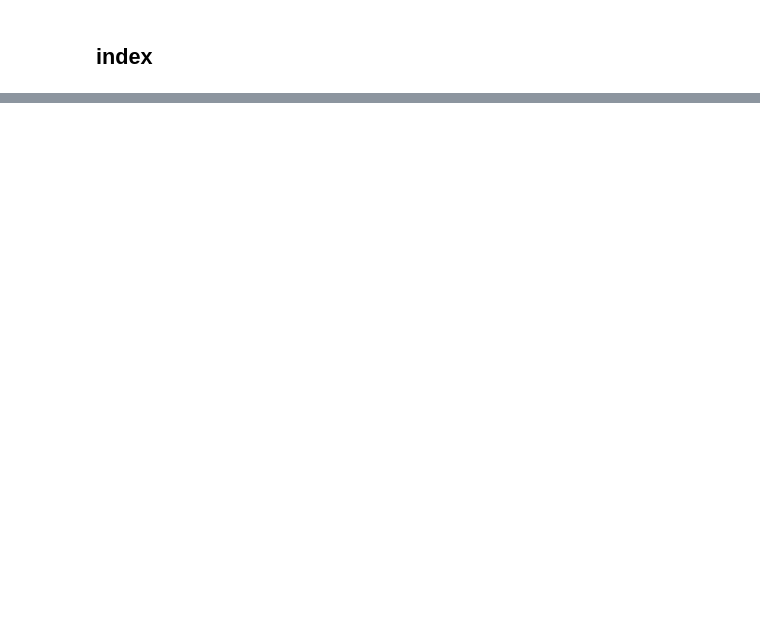
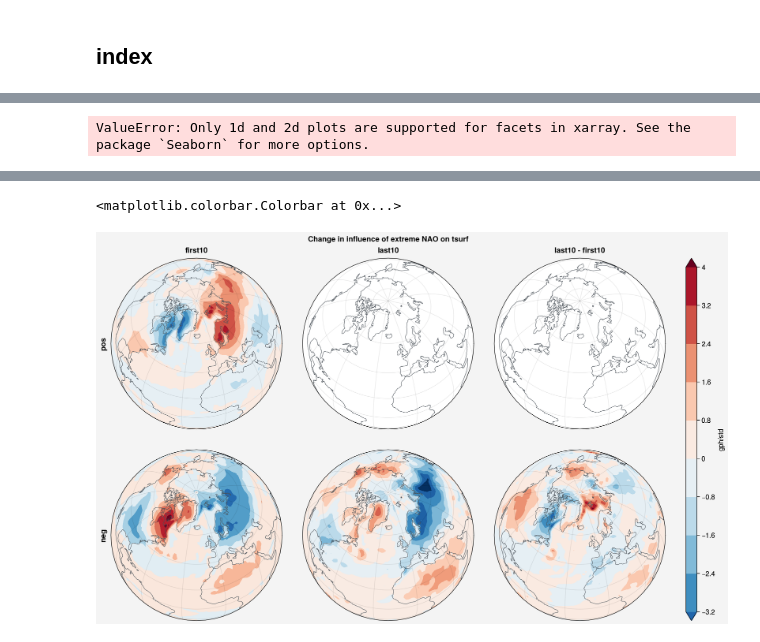
Before and after one commit to liuquan18/Teleconnection, a Jupyter notebook: scripts/first10_last10_index/fixed_pattern/composite_surface_temperaute.ipynb, the cells around one changed output, grey strips where cells are left out. Drawn from its saved outputs; the diff is of its cells as text; code cells hidden in the pictures; blank space fills up the shorter version.

```diff
--- a/scripts/first10_last10_index/fixed_pattern/composite_surface_temperaute.ipynb
+++ b/scripts/first10_last10_index/fixed_pattern/composite_surface_temperaute.ipynb
@@ -53,3 +78,13 @@ Attributes:
 # %%
 first_index = xr.open_dataset("/work/mh0033/m300883/3rdPanel/data/allPattern/dep/all_pattern/first10_all_whole.nc").pc
 last_index = xr.open_dataset("/work/mh0033/m300883/3rdPanel/data/allPattern/dep/all_pattern/last10_all_whole.nc").pc
+# %%
+first_index["time"] = first_index.indexes["time"].to_datetimeindex()
+last_index["time"] = last_index.indexes["time"].to_datetimeindex()
+
+first_index = first_index.sel(hlayers = 50000)
+last_index = last_index.sel(hlayers = 50000)
+# %%
+first_index['time'] = first_index.time.dt.year
+# %%
+last_index['time'] = last_index.time.dt.year
@@ -60,0 +136,4 @@ TypeError: cannot compare cftime.DatetimeNoLeap(1860, 3, 3, 23, 52, 0, 0, has_ye
+# %%
+last_tsurf.plot(x = 'lon',y = 'lat',col = 'mode')
+# %% [output]
+ValueError: Only 1d and 2d plots are supported for facets in xarray. See the package `Seaborn` for more options.
@@ -60,0 +143,56 @@ TypeError: cannot compare cftime.DatetimeNoLeap(1860, 3, 3, 23, 52, 0, 0, has_ye
+# %%
+levels = np.arange(-3.0,3.1,0.5)
+unit = 'K',
+first = first_tsurf
+last = last_tsurf
+mode = 'NAO'
+var = 'tsurf'
+# %%
+first = utils.erase_white_line(first)
+last = utils.erase_white_line(last)
+
+data_all = [
+    first.sel(mode=mode),
+    last.sel(mode=mode),
+    last.sel(mode=mode) - first.sel(mode=mode),
+]
+extr_type = ["pos", "neg"]
+
+fig, axes = pplt.subplots(
+    space=0,
+    refwidth="25em",
+    wspace=3,
+    hspace=3,
+    proj="ortho",
+    proj_kw=({"lon_0": -20, "lat_0": 60}),
+    nrows=2,
+    ncols=3,
+)
+axes.format(
+    latlines=20,
+    lonlines=30,
+    coast=True,
+    coastlinewidth=0.5,
+    coastcolor="gray7",
+    toplabels=  ["first10", "last10", "last10 - first10"],
+    leftlabels=("pos", "neg"),
+    suptitle = f"Change in influence of extreme {mode} on {var}",
+)
+
+extr_types = ["pos", "neg"]
+for i, extr_type in enumerate(extr_types):
+    for j, data in enumerate(data_all):  # one row
+
+        first_m = axes[i, j].contourf(
+            data.sel(extr_type = extr_type),
+            x="lon",
+            y="lat",
+            # levels=levels,
+            extend="both",
+            transform=ccrs.PlateCarree(),
+            cmap="RdBu_r",
+        )
+
+
+fig.colorbar(first_m, loc="r", pad=3, title="gph/std")
+# %% [output]
@@ -60,0 +216,2 @@ TypeError: cannot compare cftime.DatetimeNoLeap(1860, 3, 3, 23, 52, 0, 0, has_ye
+<matplotlib.colorbar.Colorbar at 0x...>
+[figure, added]
```
Also changed, not shown: parts of 11 cells of this notebook, 6 other files.
